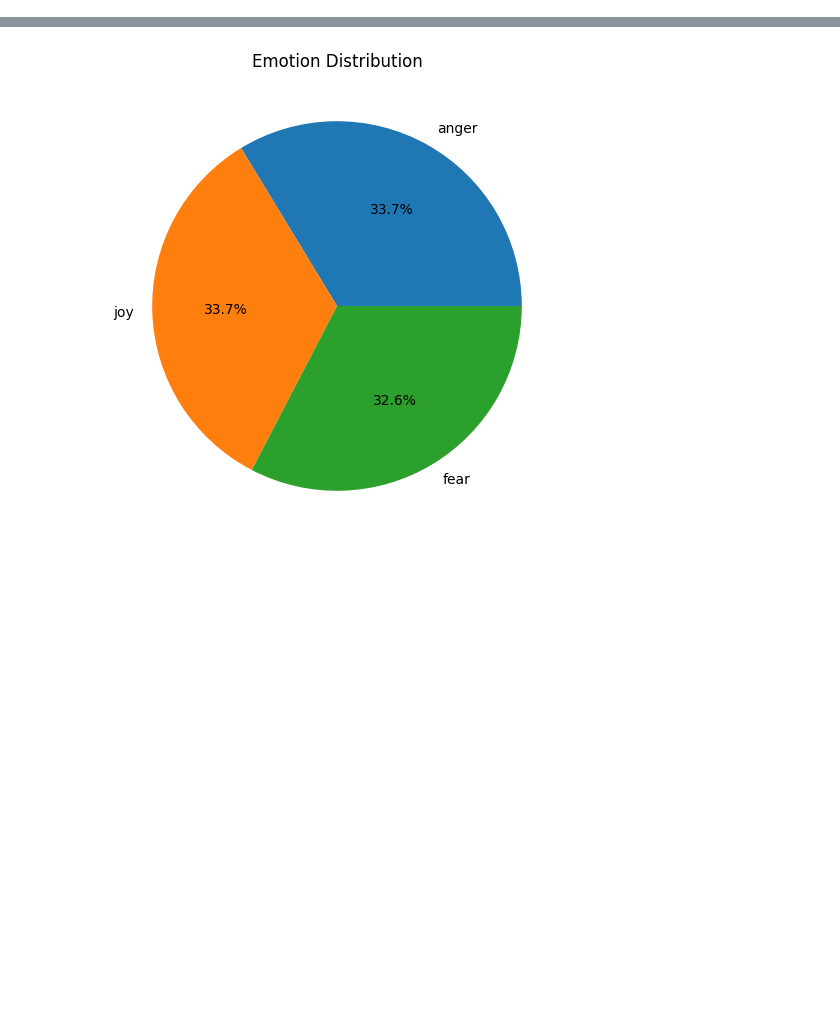
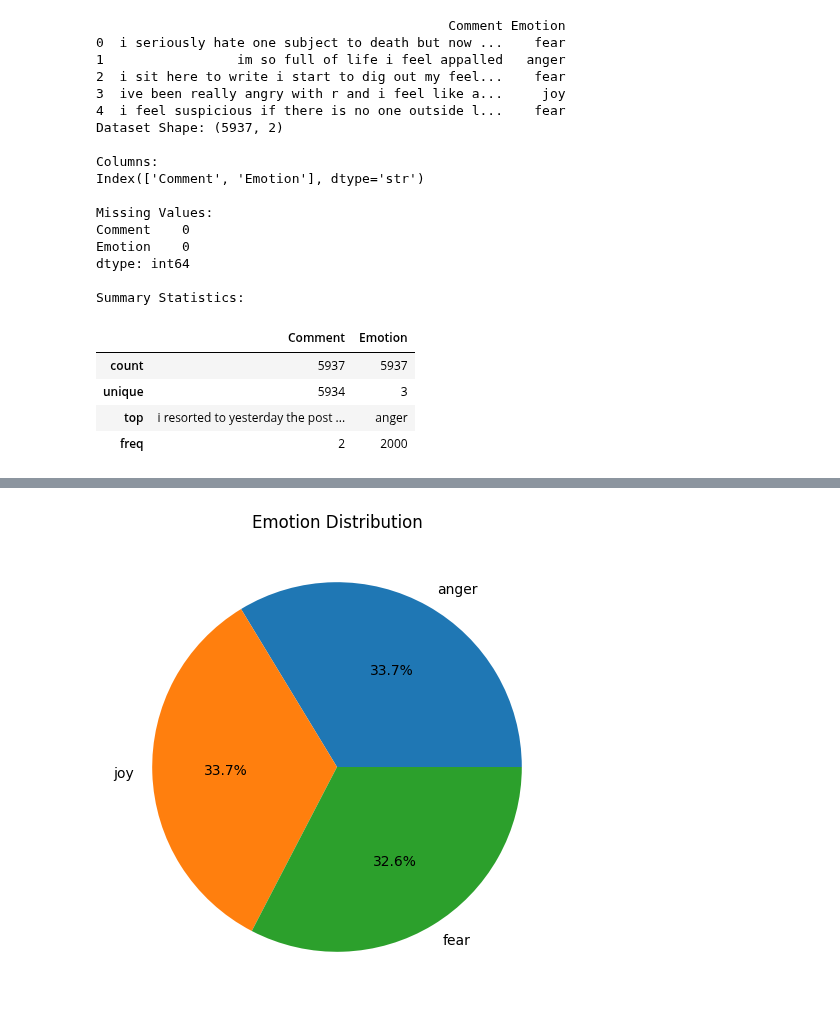
Before and after one commit to gireeshvpai2007-maker/Data-Visualisation, a Jupyter notebook: Emotion Analysis/notebook/Emotion.ipynb, the cells around one changed output, grey strips where cells are left out. Cells and saved outputs as stored; diff of their text form; code cells hidden in the pictures; blank space fills up the shorter version.

```diff
--- a/Emotion Analysis/notebook/Emotion.ipynb
+++ b/Emotion Analysis/notebook/Emotion.ipynb
@@ -46,0 +81,37 @@ Index(['Comment', 'Emotion'], dtype='str')
+# %%
+# Load CSV
+df = pd.read_csv(r"C:\Users\MAHE\Downloads\emotion.csv")
+print(df.head())
+print("Dataset Shape:", df.shape)
+
+print("\nColumns:")
+print(df.columns)
+
+print("\nMissing Values:")
+print(df.isnull().sum())
+
+print("\nSummary Statistics:")
+display(df.describe(include="all"))
+# %% [output]
+                                             Comment Emotion
+0  i seriously hate one subject to death but now ...    fear
+1                 im so full of life i feel appalled   anger
+2  i sit here to write i start to dig out my feel...    fear
+3  ive been really angry with r and i feel like a...     joy
+4  i feel suspicious if there is no one outside l...    fear
+Dataset Shape: (5937, 2)
+
+Columns:
+Index(['Comment', 'Emotion'], dtype='str')
+
+Missing Values:
+Comment    0
+Emotion    0
+dtype: int64
+
+Summary Statistics:
+|  | Comment | Emotion |
+| count | 5937 | 5937 |
+| unique | 5934 | 3 |
+| top | i resorted to yesterday the post ... | anger |
+| freq | 2 | 2000 |
```
Also changed, not shown: parts of 12 cells of this notebook, 6 other files.
